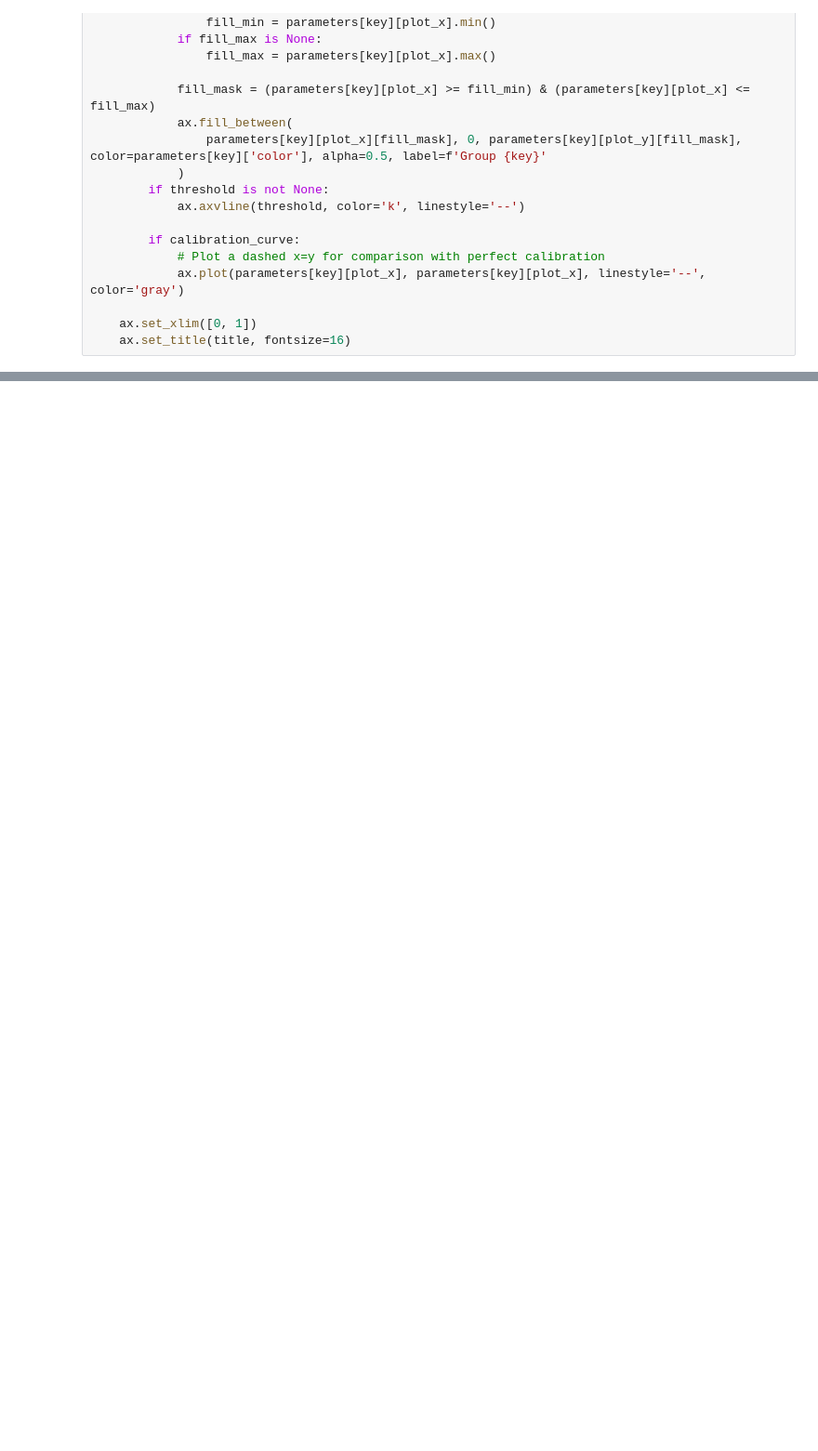
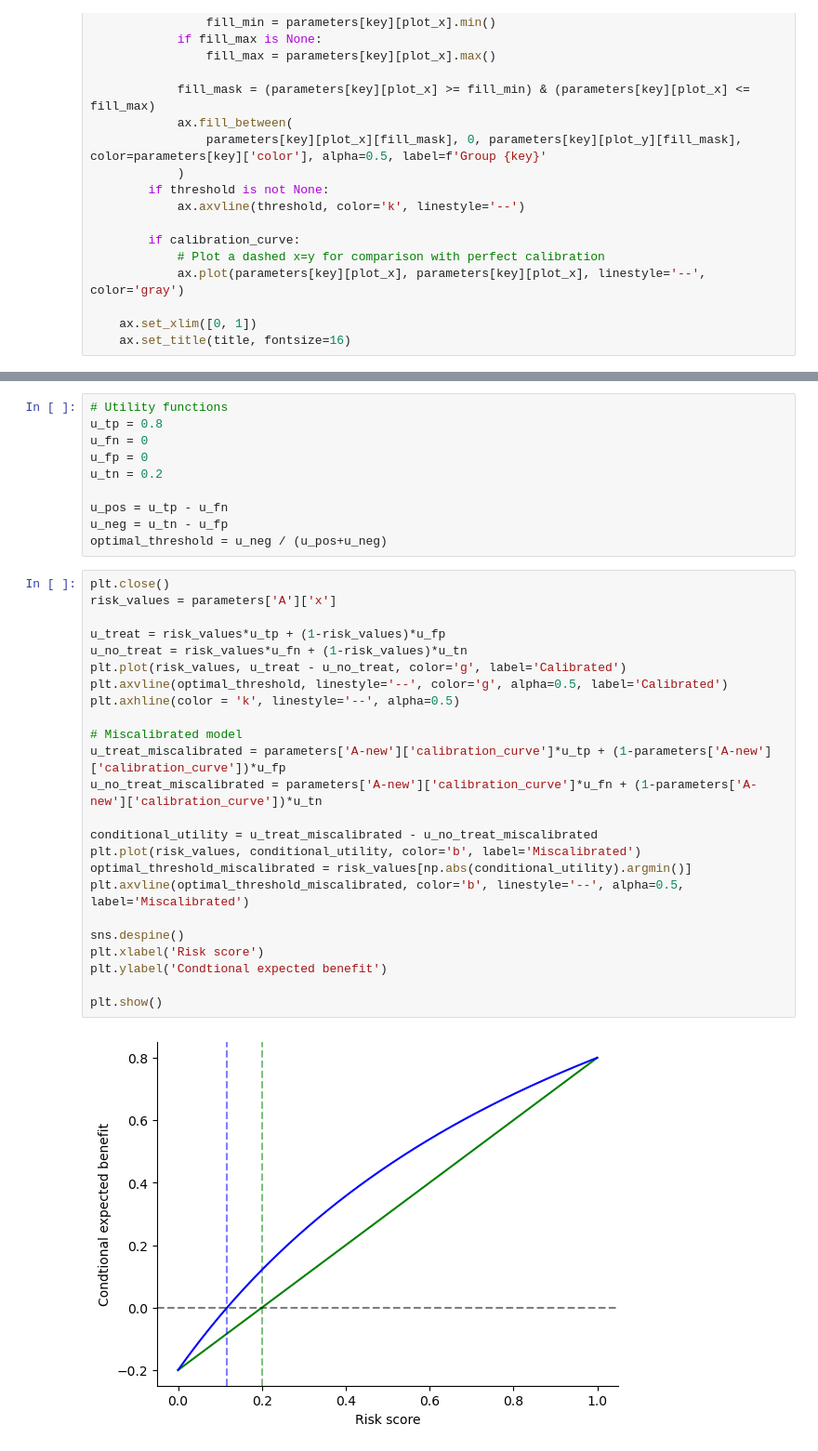
Before and after one commit to spfohl/fairness_simulation, a Jupyter notebook: risk_distribution_plots.ipynb, the cells around one changed output, grey strips where cells are left out. Shown: that part at 93% size. Drawn from its saved outputs; the diff is of its cells as text; blank space fills up the shorter version.

```diff
--- a/risk_distribution_plots.ipynb
+++ b/risk_distribution_plots.ipynb
@@ -259,0 +269,36 @@ fig.savefig(os.path.join(figure_path, 'two_group_distributions_miscalibrated.png
+# %%
+# Utility functions
+u_tp = 0.8
+u_fn = 0
+u_fp = 0
+u_tn = 0.2
+
+u_pos = u_tp - u_fn
+u_neg = u_tn - u_fp
+optimal_threshold = u_neg / (u_pos+u_neg)
+# %%
+plt.close()
+risk_values = parameters['A']['x']
+
+u_treat = risk_values*u_tp + (1-risk_values)*u_fp
+u_no_treat = risk_values*u_fn + (1-risk_values)*u_tn
+plt.plot(risk_values, u_treat - u_no_treat, color='g', label='Calibrated')
+plt.axvline(optimal_threshold, linestyle='--', color='g', alpha=0.5, label='Calibrated')
+plt.axhline(color = 'k', linestyle='--', alpha=0.5)
+
+# Miscalibrated model
+u_treat_miscalibrated = parameters['A-new']['calibration_curve']*u_tp + (1-parameters['A-new']['calibration_curve'])*u_fp
+u_no_treat_miscalibrated = parameters['A-new']['calibration_curve']*u_fn + (1-parameters['A-new']['calibration_curve'])*u_tn
+
+conditional_utility = u_treat_miscalibrated - u_no_treat_miscalibrated
+plt.plot(risk_values, conditional_utility, color='b', label='Miscalibrated')
+optimal_threshold_miscalibrated = risk_values[np.abs(conditional_utility).argmin()]
+plt.axvline(optimal_threshold_miscalibrated, color='b', linestyle='--', alpha=0.5, label='Miscalibrated')
+
+sns.despine()
+plt.xlabel('Risk score')
+plt.ylabel('Condtional expected benefit')
+
+plt.show()
+# %% [output]
+[figure, added]
```
Also changed, not shown: parts of 8 cells of this notebook, 4 other files.
